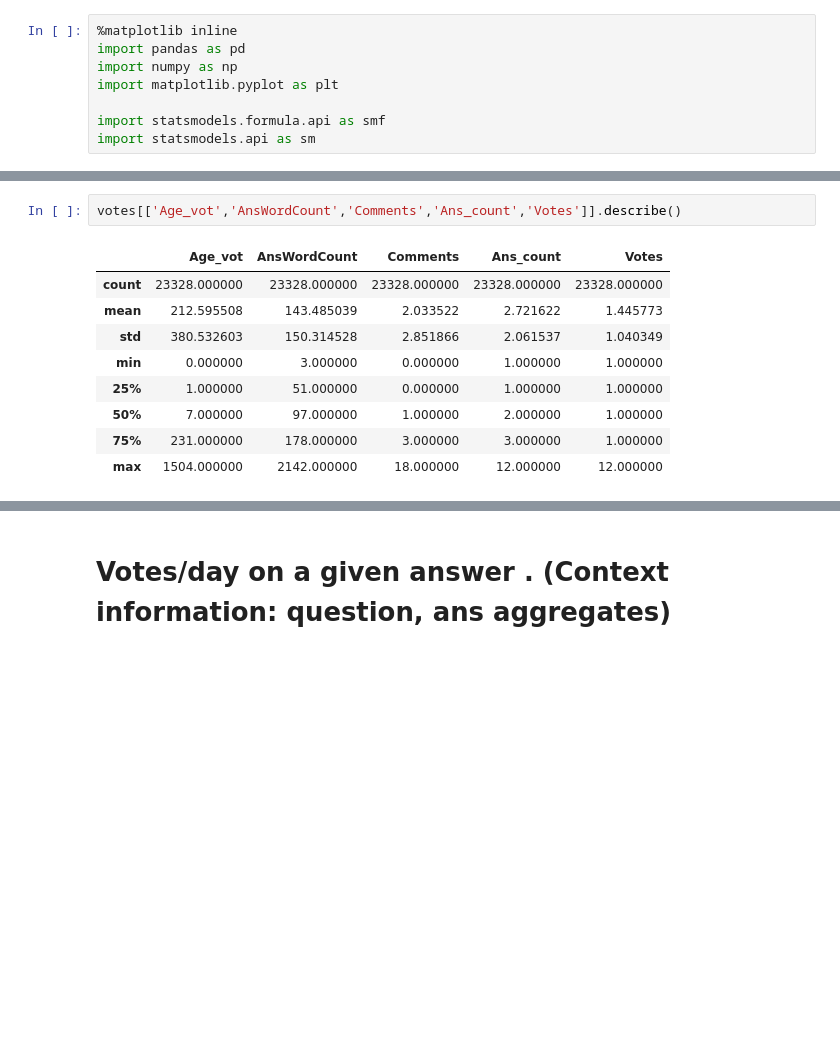
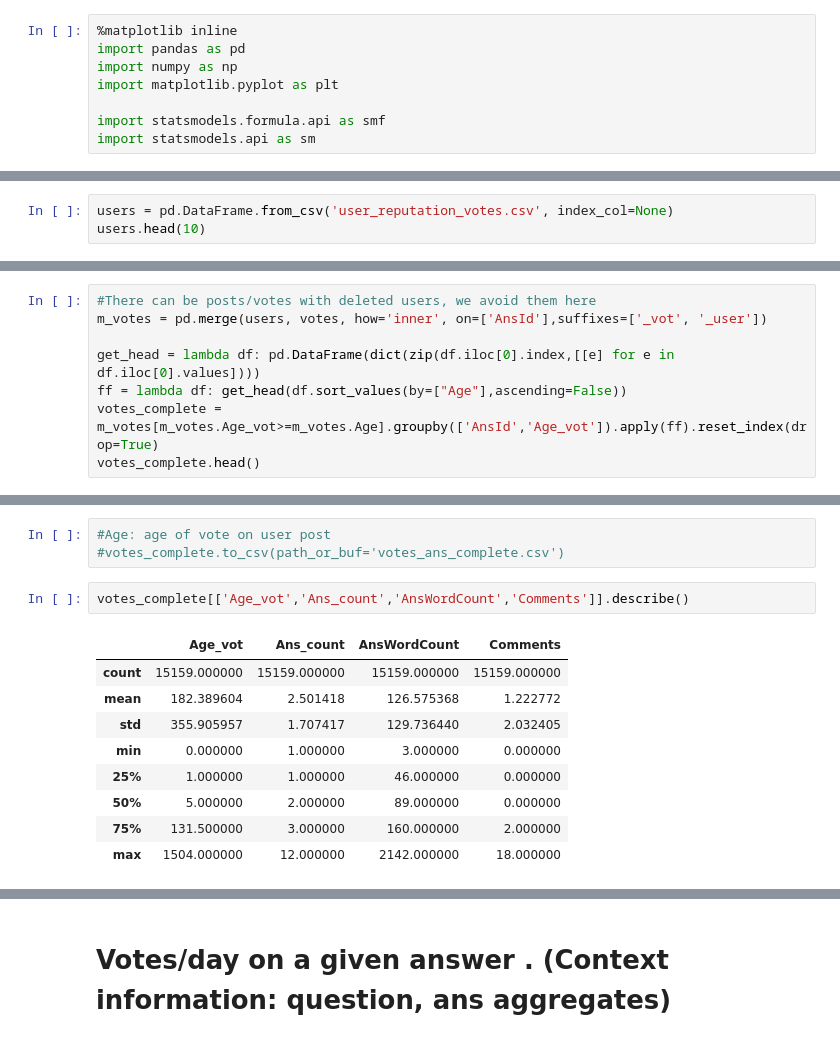
Before and after one commit to JoelDan192/Predictive-model-for-the-voting-system-in-SE-network, a Jupyter notebook: spanish_site/Regression_AnsVotes.ipynb, the cells around one changed output, grey strips where cells are left out. Drawn from its saved outputs; the diff is of its cells as text; blank space fills up the shorter version.

```diff
--- a/spanish_site/Regression_AnsVotes.ipynb
+++ b/spanish_site/Regression_AnsVotes.ipynb
@@ -23,0 +25,3 @@ votes.head(10)
+# %%
+users = pd.DataFrame.from_csv('user_reputation_votes.csv', index_col=None)
+users.head(10)
@@ -31 +48,9 @@ Index([u'QuestionId', u'AnsId', u'Age_vot', u'AnsWordCount', u'AcceptedAnsId',
       dtype='object')
+# %%
+#There can be posts/votes with deleted users, we avoid them here
+m_votes = pd.merge(users, votes, how='inner', on=['AnsId'],suffixes=['_vot', '_user'])
+
+get_head = lambda df: pd.DataFrame(dict(zip(df.iloc[0].index,[[e] for e in df.iloc[0].values])))
+ff = lambda df: get_head(df.sort_values(by=["Age"],ascending=False))
+votes_complete = m_votes[m_votes.Age_vot>=m_votes.Age].groupby(['AnsId','Age_vot']).apply(ff).reset_index(drop=True)
+votes_complete.head()
@@ -32,12 +75,15 @@ Index([u'QuestionId', u'AnsId', u'Age_vot', u'AnsWordCount', u'AcceptedAnsId',
+# %%
+#Age: age of vote on user post
+#votes_complete.to_csv(path_or_buf='votes_ans_complete.csv')
 # %%
-votes[['Age_vot','AnsWordCount','Comments','Ans_count','Votes']].describe()
+votes_complete[['Age_vot','Ans_count','AnsWordCount','Comments']].describe()
 # %% [output]
-|  | Age_vot | AnsWordCount | Comments | Ans_count | Votes |
-| count | 23328.000000 | 23328.000000 | 23328.000000 | 23328.000000 | 23328.000000 |
-| mean | 212.595508 | 143.485039 | 2.033522 | 2.721622 | 1.445773 |
-| std | 380.532603 | 150.314528 | 2.851866 | 2.061537 | 1.040349 |
-| min | 0.000000 | 3.000000 | 0.000000 | 1.000000 | 1.000000 |
-| 25% | 1.000000 | 51.000000 | 0.000000 | 1.000000 | 1.000000 |
-| 50% | 7.000000 | 97.000000 | 1.000000 | 2.000000 | 1.000000 |
-| 75% | 231.000000 | 178.000000 | 3.000000 | 3.000000 | 1.000000 |
-| max | 1504.000000 | 2142.000000 | 18.000000 | 12.000000 | 12.000000 |
+|  | Age_vot | Ans_count | AnsWordCount | Comments |
+| count | 15159.000000 | 15159.000000 | 15159.000000 | 15159.000000 |
+| mean | 182.389604 | 2.501418 | 126.575368 | 1.222772 |
+| std | 355.905957 | 1.707417 | 129.736440 | 2.032405 |
+| min | 0.000000 | 1.000000 | 3.000000 | 0.000000 |
+| 25% | 1.000000 | 1.000000 | 46.000000 | 0.000000 |
+| 50% | 5.000000 | 2.000000 | 89.000000 | 0.000000 |
+| 75% | 131.500000 | 3.000000 | 160.000000 | 2.000000 |
+| max | 1504.000000 | 12.000000 | 2142.000000 | 18.000000 |
```
Also changed, not shown: parts of 28 cells of this notebook, 4 other files.
